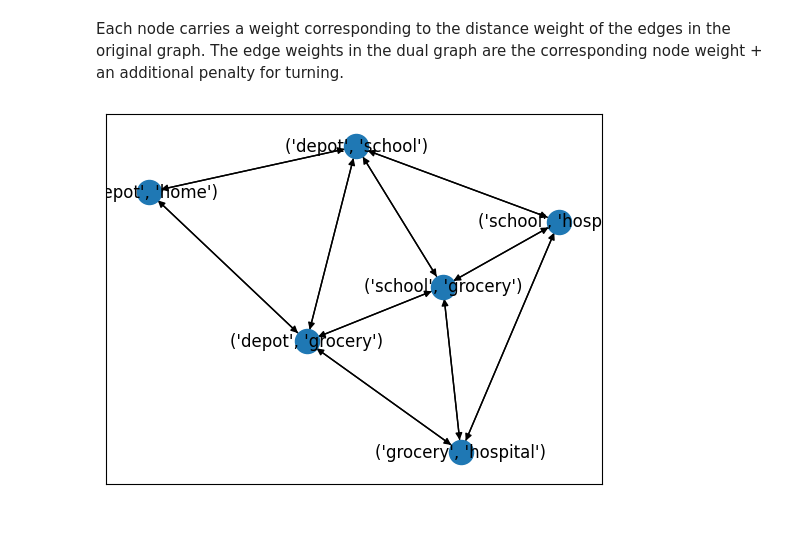
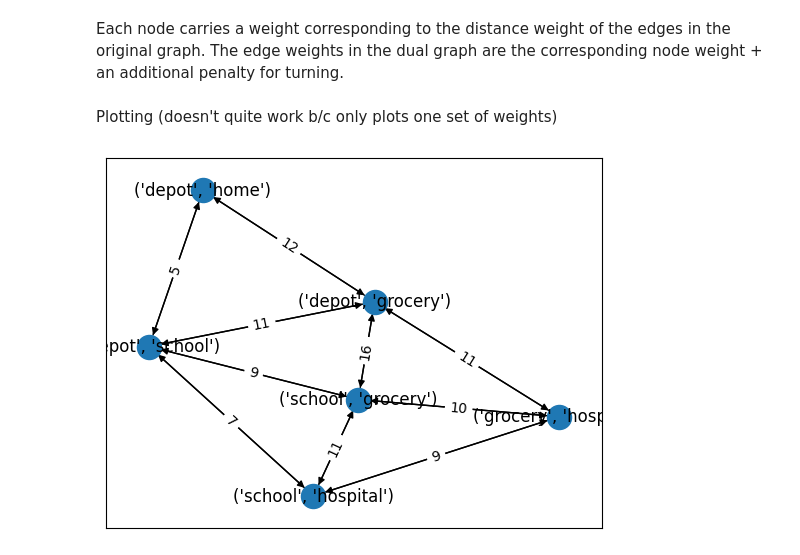
Before and after one commit to Ian1528/Snowplow-Route-Optimization, a Jupyter notebook: ToyProblem1/TurnConsiderations.ipynb, the cells around one changed output. Saved outputs shown, nothing was run; the diff lists cells and outputs as text; code cells hidden in the pictures; blank space fills up the shorter version.

```diff
--- a/ToyProblem1/TurnConsiderations.ipynb
+++ b/ToyProblem1/TurnConsiderations.ipynb
@@ -454,7 +465,7 @@ def chooseArc(G, rcl, prev_node, weights):
     print("RCl was ", [(edge[0], edge[1]) for edge in rcl])
     return rcl[index]
 # %%
-def RCA(G, curr_node, alpha, arc_selection_weights, route):
+def RCA(G, G_dual, curr_node, alpha, arc_selection_weights, route):
     global curr_salt
     while True:
         required_arcs, c_min, c_max = process_node(G, curr_node)
@@ -468,20 +479,21 @@ def RCA(G, curr_node, alpha, arc_selection_weights, route):
         if len(rcl) > 0:
             prev_node = route[-1][0] if len(route) > 0 else None
             chosen_arc = chooseArc(G, rcl, prev_node, arc_selection_weights)
-            curr_node = visit_arc(G, chosen_arc, route=route)
+            curr_node = visit_arc(G, curr_node, chosen_arc, route=route)
 
         # if restricted candidate list is empty, follow path to nearest node with required arc
         else:
-            path = find_nearest_required(G, curr_node)
+            path = find_nearest_required(G, G_dual, curr_node)
             # no more required arcs in the graph that we can service, so we're done.
             # return to the depot and refill salt cap
             if path is None:
-                move_between_nodes(G, curr_node, 'depot', route)
+                move_between_nodes(G, G_dual, curr_node, 'depot', route)
                 return route
-
+            print("current node is ", curr_node, "path is ", path)
             # otherwise go to the arc to visit
             for edge in path:
-                curr_node = visit_arc(G, edge, route=route)
+                curr_node = visit_arc(G, curr_node, edge, route=route)
+                print("currnode is ", curr_node)
                 if curr_node == 'depot':
                     return route
         # if we're at the depot for any reason, that's the end of a route.
@@ -499,13 +609,14 @@ curr_node = 'depot' # set starting node to depot
 alpha = 1 # set alpha parameter
 selection_weights = [0.4, 0.2, 0.4] # set weights for arc selection
 G_copy = G.copy()
+G_dual = create_dual(G_copy)
 curr_salt = SALT_CAP
 routes = []
 partial_route = list()
 number_of_routes = 0
 
 while all_serviced(G_copy) == False:
-    partial_route = RCA(G_copy, curr_node, alpha, selection_weights, partial_route)
+    partial_route = RCA(G_copy, G_dual, curr_node, alpha, selection_weights, partial_route)
     routes.append(partial_route)
     curr_salt = SALT_CAP
     curr_node = 'depot'
@@ -630,6 +741,7 @@ curr_node = 'depot' # set starting node to depot
 alpha = 1 # set alpha parameter
 selection_weights = [0.4, 0.2, 0.4] # set weights for arc selection
 G_edge = G.copy()
+G_dual = create_dual(G_edge)
 curr_salt = 10
 routes_edge = []
 partial_route = list()
@@ -639,7 +751,7 @@ G_edge["depot"]["school"]["priority"] = 1000
 
 config_graph_attributes(G_edge)
 while all_serviced(G_edge) == False:
-    partial_route = RCA(G_edge, curr_node, alpha, selection_weights, partial_route)
+    partial_route = RCA(G_edge, G_dual, curr_node, alpha, selection_weights, partial_route)
     routes_edge.append(partial_route)
     curr_salt = SALT_CAP
     curr_node = 'depot'
@@ -684,6 +796,7 @@ curr_node = 'depot' # set starting node to depot
 alpha = 1 # set alpha parameter
 selection_weights = [0.4, 0.2, 0.4] # set weights for arc selection
 G_edge = G.copy()
+G_dual = create_dual(G_edge)
 curr_salt = 10
 routes_edge = []
 partial_route = list()
@@ -695,7 +808,7 @@ config_graph_attributes(G_edge)
 for node in G_edge.nodes(data=True):
     print(node)
 while all_serviced(G_edge) == False:
-    partial_route = RCA(G_edge, curr_node, alpha, selection_weights, partial_route)
+    partial_route = RCA(G_edge, G_dual, curr_node, alpha, selection_weights, partial_route)
     routes_edge.append(partial_route)
     curr_salt = SALT_CAP
     curr_node = 'depot'
@@ -838,13 +951,19 @@ DiGraph named 'pseudo-dual' with 6 nodes and 20 edges
 (('grocery', 'hospital'), ('school', 'hospital'), {'weight': 9})
 # %% [markdown]
 Each node carries a weight corresponding to the distance weight of the edges in the original graph. The edge weights in the dual graph are the corresponding node weight + an additional penalty for turning.
+# %% [markdown]
+Plotting (doesn't quite work b/c only plots one set of weights)
 # %%
 # Set the seed for the spring layout
 spring_pos = nx.spring_layout(G_dual, seed=1)
 
 # Draw the graph using the spring layout
 nx.draw_networkx(G_dual, pos=spring_pos, with_labels=True)
 
+# print edge weights on the plot
+edge_labels = nx.get_edge_attributes(G_dual, 'weight')
+
+nx.draw_networkx_edge_labels(G_dual, pos=spring_pos, edge_labels=edge_labels)
 plt.show()
 # %% [output]
-[figure, old version]
+[figure, new version]
```
Also changed, not shown: parts of 24 cells of this notebook.
